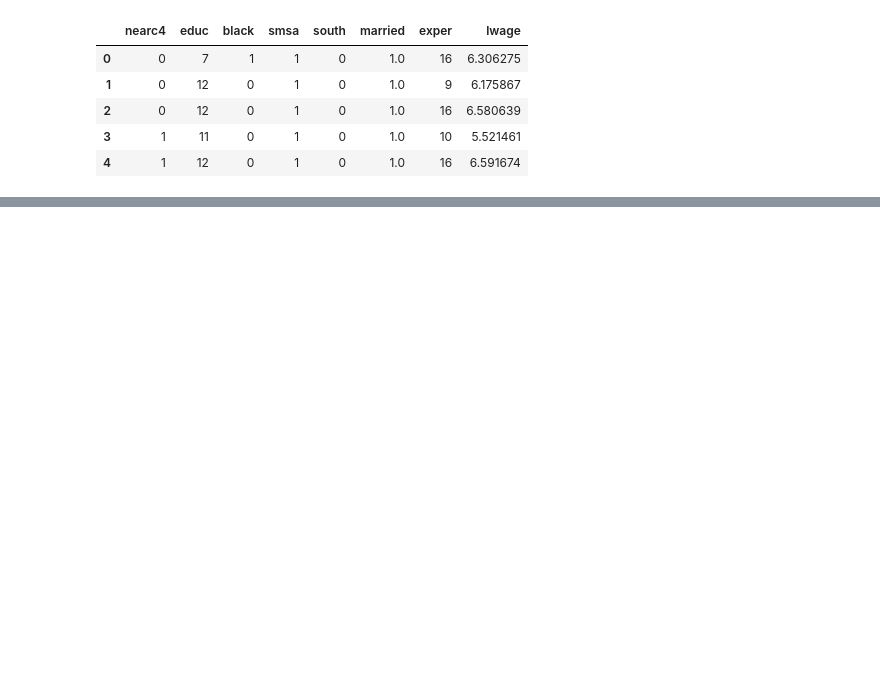
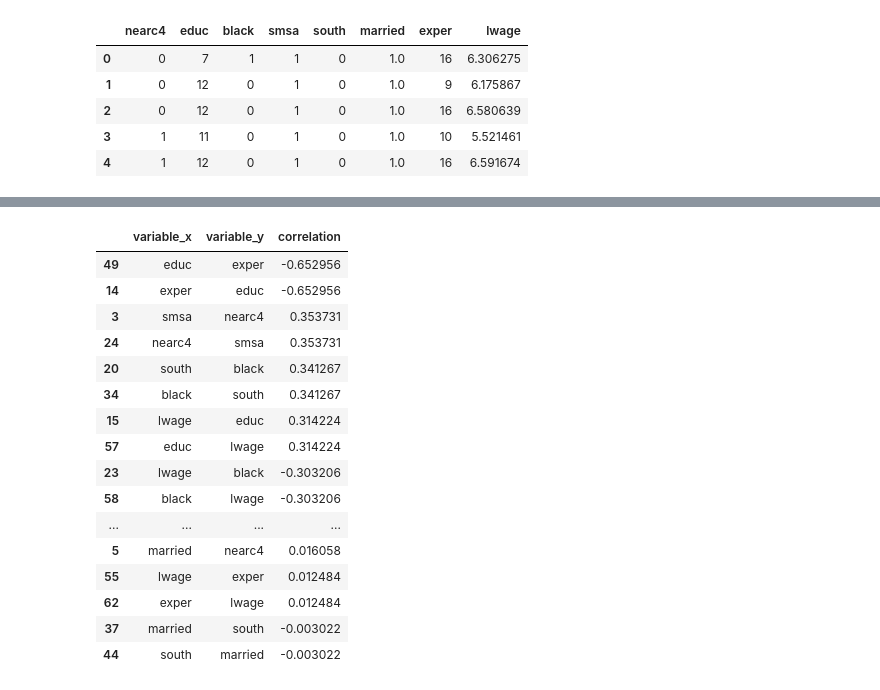
Before and after one commit to Mlad-en/causal_data, a Jupyter notebook: EDA.ipynb, the cells around one changed output, grey strips where cells are left out. Cells and saved outputs as stored; diff of their text form; code cells hidden in the pictures; blank space fills up the shorter version.

```diff
--- a/EDA.ipynb
+++ b/EDA.ipynb
@@ -23,0 +82,31 @@ close_college
+# %%
+correlations = (
+    close_college
+    .corr()
+    .reset_index()
+    .rename(columns={"index": "variable_x"})
+    .melt(id_vars="variable_x", var_name="variable_y", value_name="correlation")
+    .query("variable_x != variable_y")
+)
+# %%
+correlations["abs_corr"] = correlations.apply(lambda x: abs(x["correlation"]), axis=1)
+# %%
+correlations.sort_values(by="abs_corr", ascending=False)[["variable_x", "variable_y", "correlation"]]
+# %% [output]
+|  | variable_x | variable_y | correlation |
+| 49 | educ | exper | -0.652956 |
+| 14 | exper | educ | -0.652956 |
+| 3 | smsa | nearc4 | 0.353731 |
+| 24 | nearc4 | smsa | 0.353731 |
+| 20 | south | black | 0.341267 |
+| 34 | black | south | 0.341267 |
+| 15 | lwage | educ | 0.314224 |
+| 57 | educ | lwage | 0.314224 |
+| 23 | lwage | black | -0.303206 |
+| 58 | black | lwage | -0.303206 |
+| ... | ... | ... | ... |
+| 5 | married | nearc4 | 0.016058 |
+| 55 | lwage | exper | 0.012484 |
+| 62 | exper | lwage | 0.012484 |
+| 37 | married | south | -0.003022 |
+| 44 | south | married | -0.003022 |
```
Also changed, not shown: parts of 15 cells of this notebook, 2 other files.
